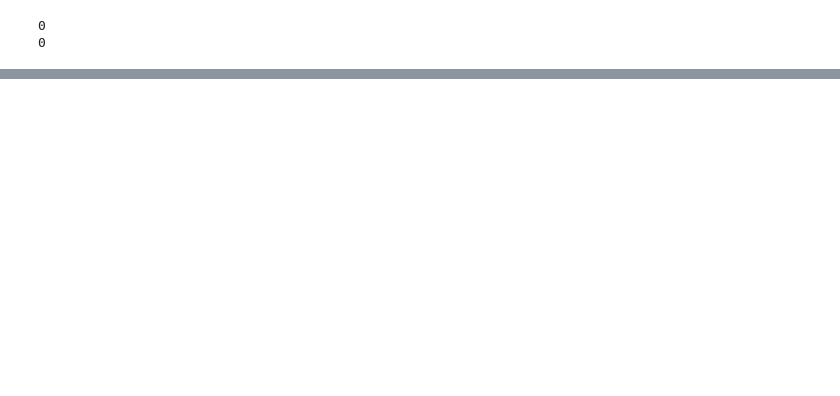
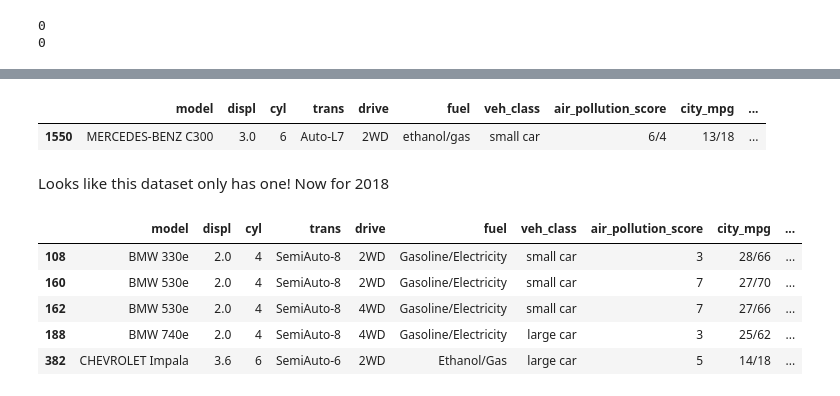
Before and after one commit to tunji-dev/Udacity_Data_Analyst_Nanodegree, a Jupyter notebook: fuel_economy_case_study/fuel_economy.ipynb, the cells around one changed output, grey strips where cells are left out. Drawn from its saved outputs; the diff is of its cells as text; code cells hidden in the pictures; blank space fills up the shorter version.

```diff
--- a/fuel_economy_case_study/fuel_economy.ipynb
+++ b/fuel_economy_case_study/fuel_economy.ipynb
@@ -352,0 +418,3 @@ print(df_18.duplicated().sum())
+# %%
+# convert 2018 cyl column to int
+df_18['cyl'] = df_18['cyl'].astype(int)
@@ -352,0 +449,20 @@ print(df_18.duplicated().sum())
+# %%
+# First, let's get all the hybrids in 2008
+hb_08 = df_08[df_08['fuel'].str.contains('/')]
+hb_08
+# %% [output]
+|  | model | displ | cyl | trans | drive | fuel | veh_class | air_pollution_score | city_mpg | ... |
+| 1550 | MERCEDES-BENZ C300 | 3.0 | 6 | Auto-L7 | 2WD | ethanol/gas | small car | 6/4 | 13/18 | ... |
+# %% [markdown]
+Looks like this dataset only has one! Now for 2018
+# %%
+# hybrids in 2018
+hb_18 = df_18[df_18['fuel'].str.contains('/')]
+hb_18.head()
+# %% [output]
+|  | model | displ | cyl | trans | drive | fuel | veh_class | air_pollution_score | city_mpg | ... |
+| 108 | BMW 330e | 2.0 | 4 | SemiAuto-8 | 2WD | Gasoline/Electricity | small car | 3 | 28/66 | ... |
+| 160 | BMW 530e | 2.0 | 4 | SemiAuto-8 | 2WD | Gasoline/Electricity | small car | 7 | 27/70 | ... |
+| 162 | BMW 530e | 2.0 | 4 | SemiAuto-8 | 4WD | Gasoline/Electricity | small car | 7 | 27/66 | ... |
+| 188 | BMW 740e | 2.0 | 4 | SemiAuto-8 | 4WD | Gasoline/Electricity | large car | 3 | 25/62 | ... |
+| 382 | CHEVROLET Impala | 3.6 | 6 | SemiAuto-6 | 2WD | Ethanol/Gas | large car | 5 | 14/18 | ... |
```
Also changed, not shown: parts of 43 cells of this notebook, 1 other file.
